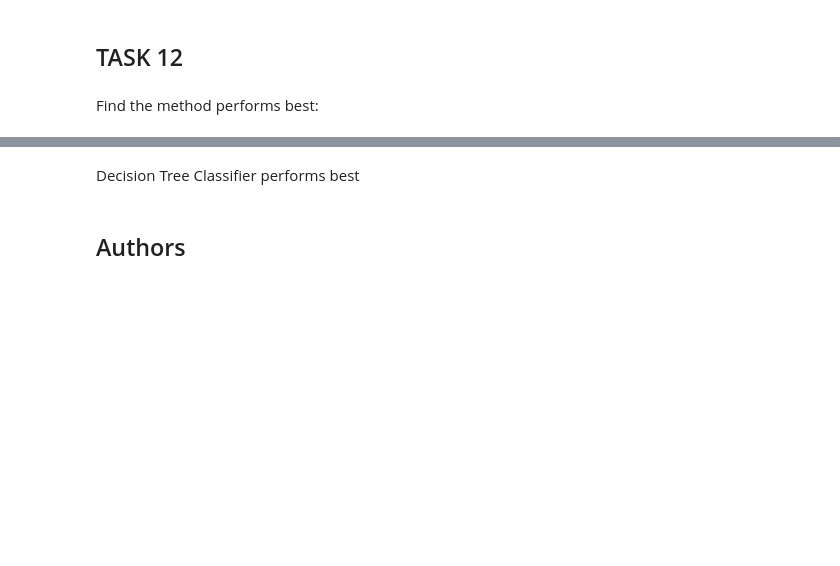
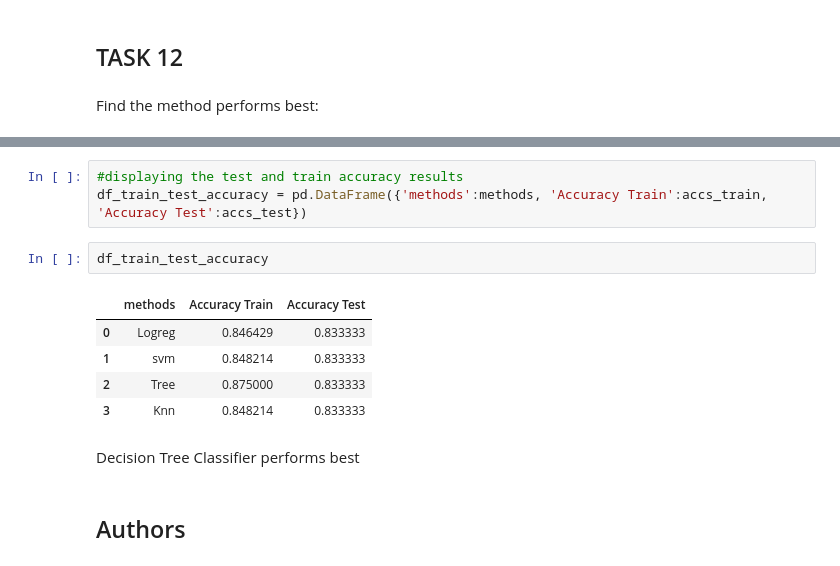
Before and after one commit to samalkapiy/IBM_Applied_Data_Science_capstone, a Jupyter notebook: SpaceX-Machine-Learning-Prediction-Part-5-v1.ipynb, the cells around one changed output, grey strips where cells are left out. Saved outputs shown, nothing was run; the diff lists cells and outputs as text; blank space fills up the shorter version.

```diff
--- a/SpaceX-Machine-Learning-Prediction-Part-5-v1.ipynb
+++ b/SpaceX-Machine-Learning-Prediction-Part-5-v1.ipynb
@@ -386,3 +417,14 @@ Knn: 0.8482142857142858
+# %%
+#displaying the test and train accuracy results
+df_train_test_accuracy = pd.DataFrame({'methods':methods, 'Accuracy Train':accs_train, 'Accuracy Test':accs_test})
+# %%
+df_train_test_accuracy
+# %% [output]
+|  | methods | Accuracy Train | Accuracy Test |
+| 0 | Logreg | 0.846429 | 0.833333 |
+| 1 | svm | 0.848214 | 0.833333 |
+| 2 | Tree | 0.875000 | 0.833333 |
+| 3 | Knn | 0.848214 | 0.833333 |
 # %% [markdown]
 Decision Tree Classifier performs best
 # %% [markdown]
```
Also changed, not shown: parts of 13 cells of this notebook.
